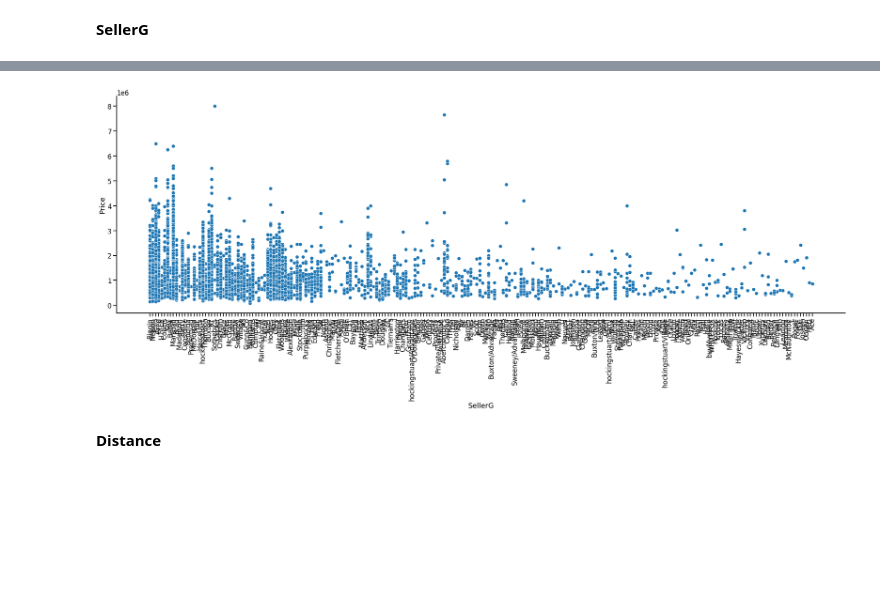
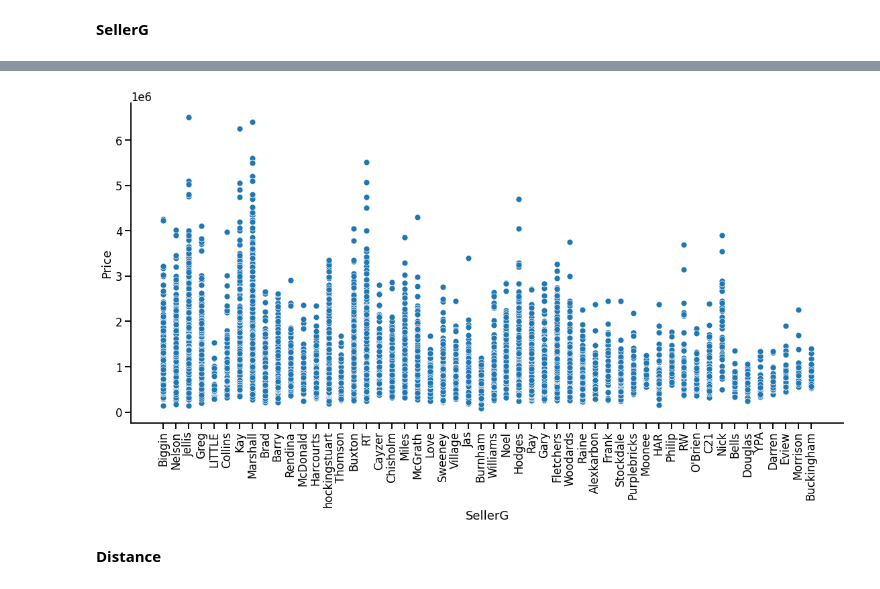
Before and after one commit to CHRISTIANDAGATTI/AEyCD---Grupo-9, a Jupyter notebook: Entregable_parte_1_22.ipynb, the cells around one changed output, grey strips where cells are left out. Cells and saved outputs as stored; diff of their text form; code cells hidden in the pictures; blank space fills up the shorter version.

```diff
--- a/Entregable_parte_1_22.ipynb
+++ b/Entregable_parte_1_22.ipynb
@@ -616,7 +705,9 @@ sns.pairplot(data=melb_df, y_vars=['Price'],
 # %% [markdown]
 **SellerG**
 # %%
-print(pandas.value_counts(melb_df['SellerG']))
+#Conteo de frecuencias de SellerG en el Dataframe
+Seller_df = (pandas.value_counts(melb_df['SellerG'])).reset_index().rename(columns={'index': 'SellerG', 'SellerG': 'frequency'})
+print(Seller_df)
 Conteo = len(melb_df['SellerG'])
 print('Total de registros para SellerG:', Conteo)
 # %% [output]
@@ -635 +728,6 @@ Name: SellerG, Length: 268, dtype: int64
 Total de registros para SellerG: 13580
+# %%
+# Si consideramos relevante la variable SellerG, podemos filtrar el Dataframe por los que tengan frecuencia mayor a 30 y tener muestras representativas por vendedor
+Seller_list = Seller_df[Seller_df['frequency']>30].set_index("SellerG").index.to_numpy().tolist()
+Seller_df2 = melb_df[melb_df.SellerG.isin(Seller_list)]
+Seller_df2.head(2)
@@ -636,12 +739,12 @@ Total de registros para SellerG: 13580
 # %%
 #Relación Precio - Vendedor
-grid = sns.pairplot(data=Suburb_df2, y_vars=['Price'],
+grid = sns.pairplot(data=Seller_df2, y_vars=['Price'],
                  x_vars=['SellerG'],
-                 aspect=3, height=9)
+                 aspect=2, height=8)
 for ax in grid.axes.flat[:2]:
     ax.tick_params(axis='x', labelrotation=90)
 # %% [output]
-[figure, old version]
+[figure, new version]
 # %% [markdown]
 **Distance**
 # %%
```
Also changed, not shown: parts of 49 cells of this notebook.
